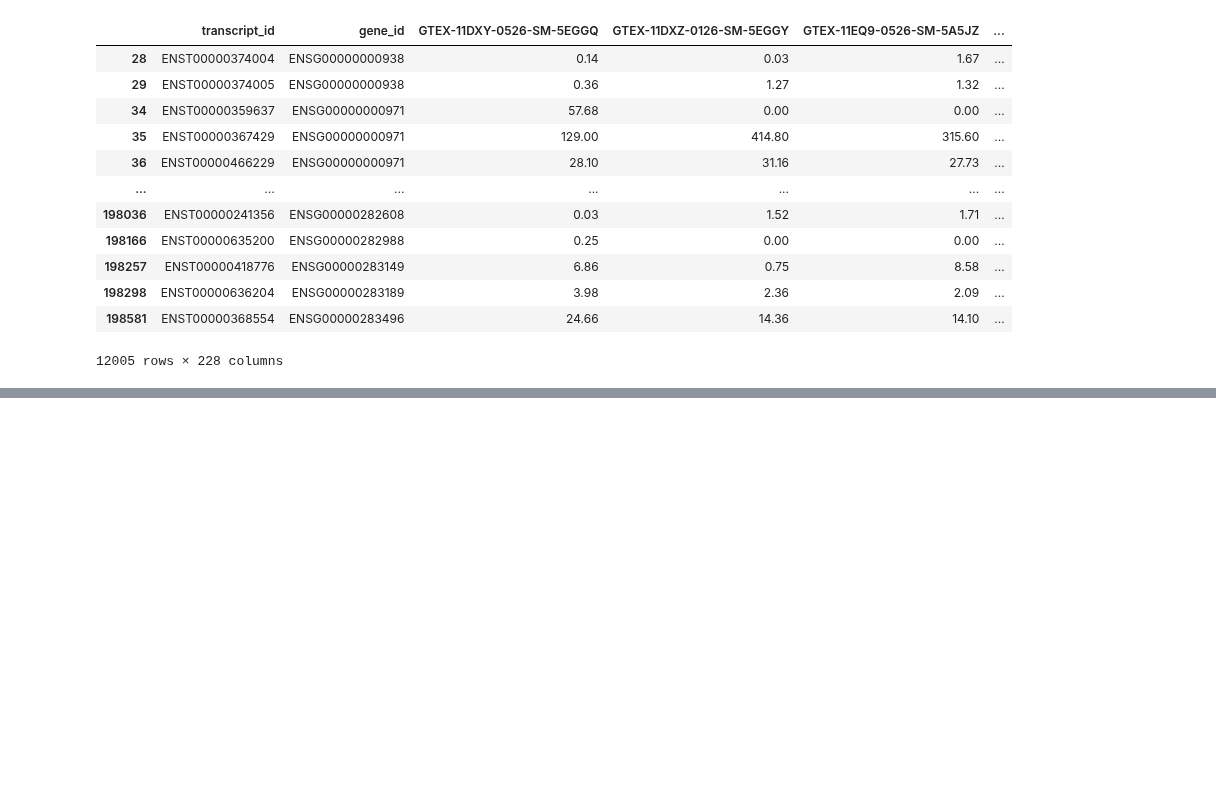
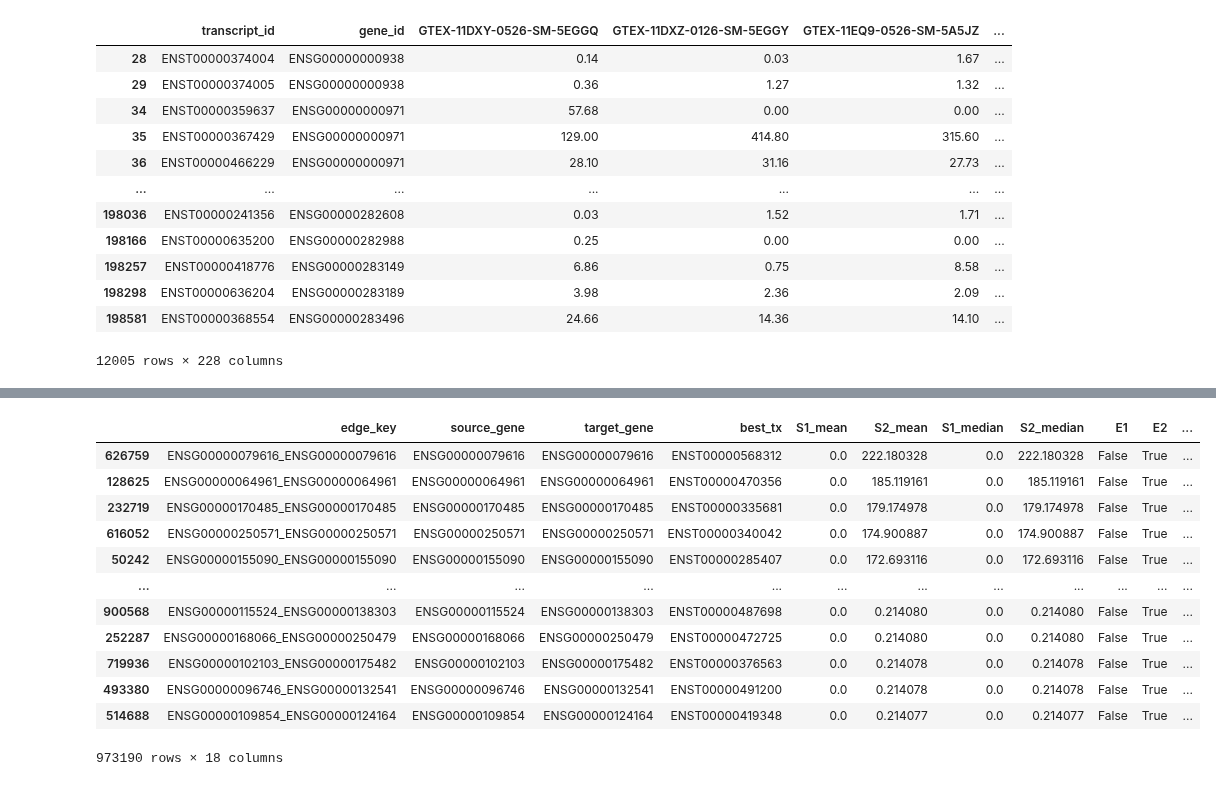
Before and after one commit to bionetslab/alternet, a Jupyter notebook: src/alternet/tutorials/alternettwo_tutorial.ipynb, the cells around one changed output, grey strips where cells are left out. Saved outputs shown, nothing was run; the diff lists cells and outputs as text; code cells hidden in the pictures; blank space fills up the shorter version.

```diff
--- a/src/alternet/tutorials/alternettwo_tutorial.ipynb
+++ b/src/alternet/tutorials/alternettwo_tutorial.ipynb
@@ -9,7 +9,7 @@ import os.path as op
 
 
 data_path = "/data/bionets/og86asub/alternet-project/alternet/data"
-results_path = "/data/bionets/og86asub/alternet-project/alternet/results-2.0"
+results_path = "/data/bionets/og86asub/alternet-project/alternet/results-2.0.1"
 
 # Reference files
 appris_path = "appris_data.appris.txt"
@@ -23,11 +23,11 @@ gtex_transcript_tpm_path = "GTEx_Analysis_v10_RSEMv1.3.3_transcripts_tpm.txt"
 gtex_sample_attributes_path = "GTEx_Analysis_v10_Annotations_SampleAttributesDS.txt"
 
 # Tissue to analyze
-TISSUE = "Bladder"
+TISSUE = "Liver"
 CONDITION = TISSUE
 
 # Number of GRNBoost2 runs
-N_RUNS = 10
+N_RUNS = 1
 
 os.makedirs(results_path, exist_ok=True)
 # %%
@@ -134,8 +133,8 @@ transcript_data
 | 198581 | ENST00000368554 | ENSG00000283496 | 24.66 | 14.36 | 14.10 | ... |
 12005 rows × 228 columns
 # %%
-canonical_grn = pd.read_csv(op.join(results_path, f"{CONDITION}_canonical_raw.tsv"), sep='\t')
+canonical_grn = pd.read_csv(op.join(results_path, CONDITION, f"{CONDITION}_canonical_raw.tsv"), sep='\t')
 
-as_source_grn = pd.read_csv(op.join(results_path, f"{CONDITION}_as_aware_source_raw.tsv"), sep='\t')
+as_source_grn = pd.read_csv(op.join(results_path,CONDITION,  f"{CONDITION}_as_aware_source_raw.tsv"), sep='\t')
 
-fully_as_grn= pd.read_csv(op.join(results_path, f"{CONDITION}_fully_as_aware_raw.tsv"), sep='\t')
+fully_as_grn= pd.read_csv(op.join(results_path, CONDITION, f"{CONDITION}_fully_as_aware_raw.tsv"), sep='\t')
@@ -188,0 +474,16 @@ Computing set D
+# %%
+alternet_obj21.set_a
+# %% [output]
+|  | edge_key | source_gene | target_gene | best_tx | S1_mean | S2_mean | S1_median | S2_median | E1 | E2 | ... |
+| 626759 | ENSG00000079616_ENSG00000079616 | ENSG00000079616 | ENSG00000079616 | ENST00000568312 | 0.0 | 222.180328 | 0.0 | 222.180328 | False | True | ... |
+| 128625 | ENSG00000064961_ENSG00000064961 | ENSG00000064961 | ENSG00000064961 | ENST00000470356 | 0.0 | 185.119161 | 0.0 | 185.119161 | False | True | ... |
+| 232719 | ENSG00000170485_ENSG00000170485 | ENSG00000170485 | ENSG00000170485 | ENST00000335681 | 0.0 | 179.174978 | 0.0 | 179.174978 | False | True | ... |
+| 616052 | ENSG00000250571_ENSG00000250571 | ENSG00000250571 | ENSG00000250571 | ENST00000340042 | 0.0 | 174.900887 | 0.0 | 174.900887 | False | True | ... |
+| 50242 | ENSG00000155090_ENSG00000155090 | ENSG00000155090 | ENSG00000155090 | ENST00000285407 | 0.0 | 172.693116 | 0.0 | 172.693116 | False | True | ... |
+| ... | ... | ... | ... | ... | ... | ... | ... | ... | ... | ... | ... |
+| 900568 | ENSG00000115524_ENSG00000138303 | ENSG00000115524 | ENSG00000138303 | ENST00000487698 | 0.0 | 0.214080 | 0.0 | 0.214080 | False | True | ... |
+| 252287 | ENSG00000168066_ENSG00000250479 | ENSG00000168066 | ENSG00000250479 | ENST00000472725 | 0.0 | 0.214080 | 0.0 | 0.214080 | False | True | ... |
+| 719936 | ENSG00000102103_ENSG00000175482 | ENSG00000102103 | ENSG00000175482 | ENST00000376563 | 0.0 | 0.214078 | 0.0 | 0.214078 | False | True | ... |
+| 493380 | ENSG00000096746_ENSG00000132541 | ENSG00000096746 | ENSG00000132541 | ENST00000491200 | 0.0 | 0.214078 | 0.0 | 0.214078 | False | True | ... |
+| 514688 | ENSG00000109854_ENSG00000124164 | ENSG00000109854 | ENSG00000124164 | ENST00000419348 | 0.0 | 0.214077 | 0.0 | 0.214077 | False | True | ... |
+973190 rows × 18 columns
```
Also changed, not shown: parts of 25 cells of this notebook, 6 other files.
